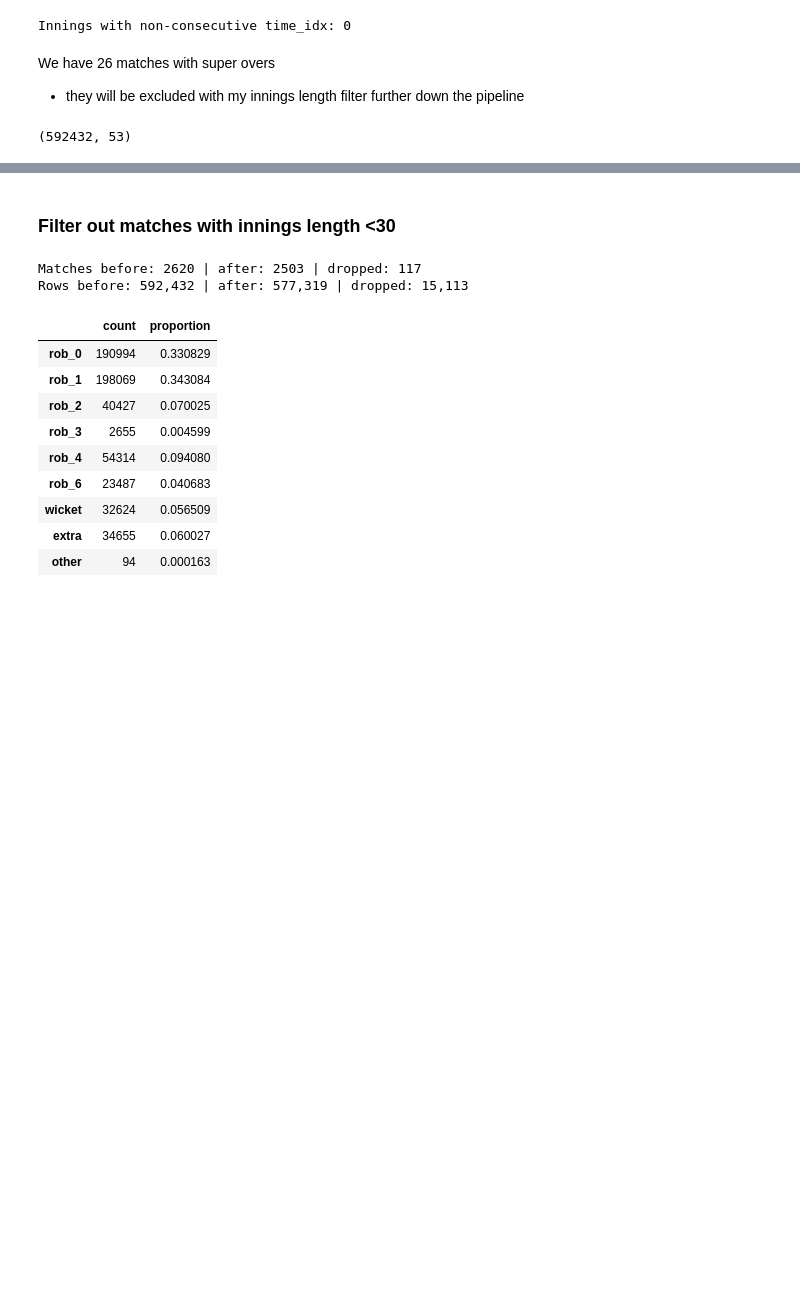
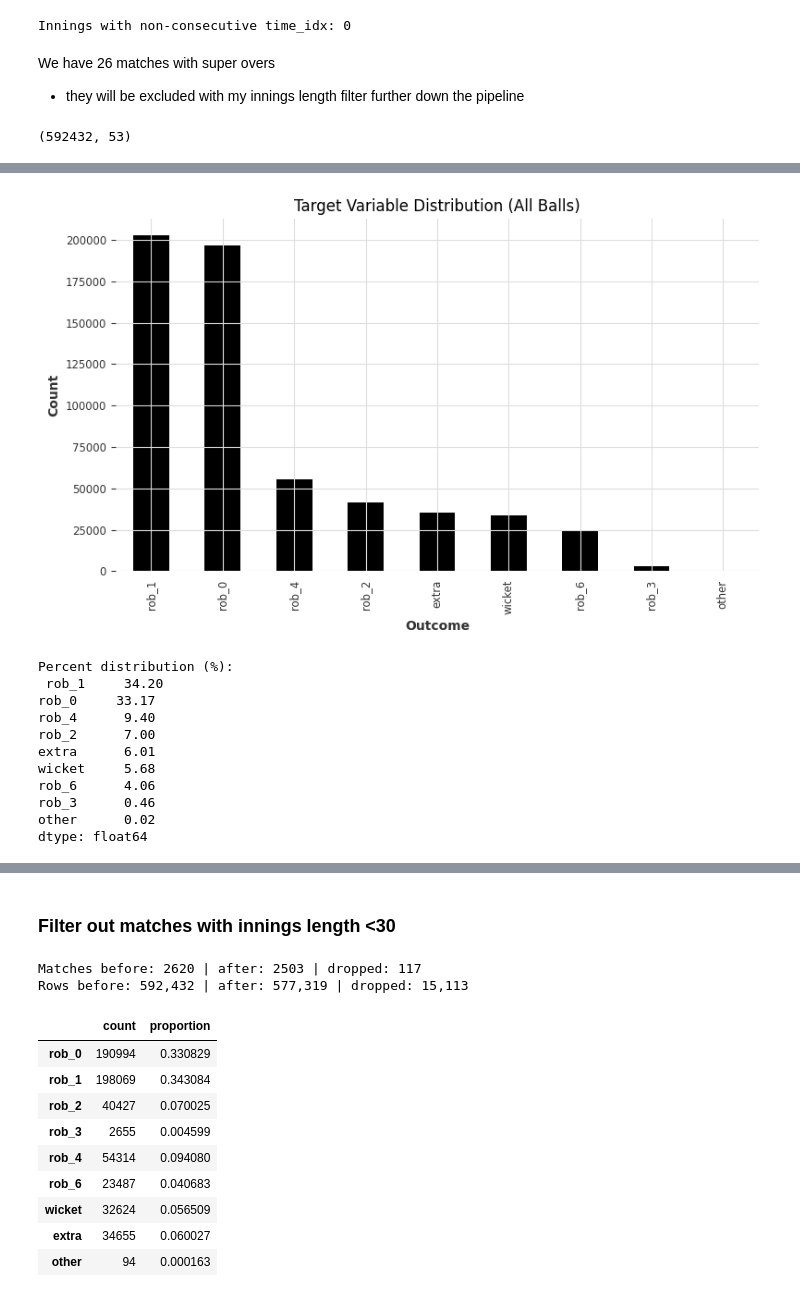
Before and after one commit to GBaugniet/cricketmodel, a Jupyter notebook: Cricket_Prediction_Model (4).ipynb, the cells around one changed output, grey strips where cells are left out. Saved outputs shown, nothing was run; the diff lists cells and outputs as text; code cells hidden in the pictures; blank space fills up the shorter version.

```diff
--- a/Cricket_Prediction_Model (4).ipynb
+++ b/Cricket_Prediction_Model (4).ipynb
@@ -2146,0 +2218,30 @@ df_all_it20s.shape
+# %%
+# bar of target variable distribution
+target_cols = ['rob_0','rob_1','rob_2','rob_3','rob_4','rob_6','wicket','extra','other']
+
+target_counts = df_all_it20s[target_cols].sum().sort_values(ascending=False)
+
+plt.figure(figsize=(8,5))
+target_counts.plot(kind='bar')
+plt.title("Target Variable Distribution (All Balls)")
+plt.ylabel("Count")
+plt.xlabel("Outcome")
+plt.tight_layout()
+plt.show()
+
+# Also show percentages
+pct = (target_counts / target_counts.sum() * 100).round(2)
+print("Percent distribution (%):\n", pct)
+# %% [output]
+[figure, added]
+Percent distribution (%):
+ rob_1     34.20
+rob_0     33.17
+rob_4      9.40
+rob_2      7.00
+extra      6.01
+wicket     5.68
+rob_6      4.06
+rob_3      0.46
+other      0.02
+dtype: float64
```
Also changed, not shown: parts of 80 cells of this notebook, 9 other files.
